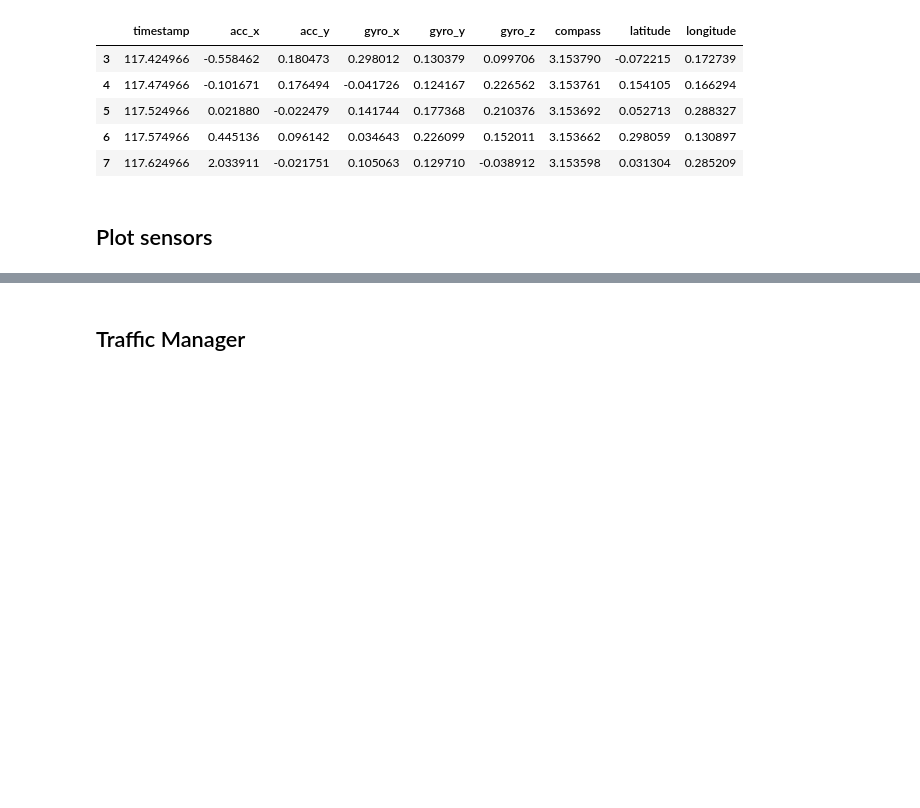
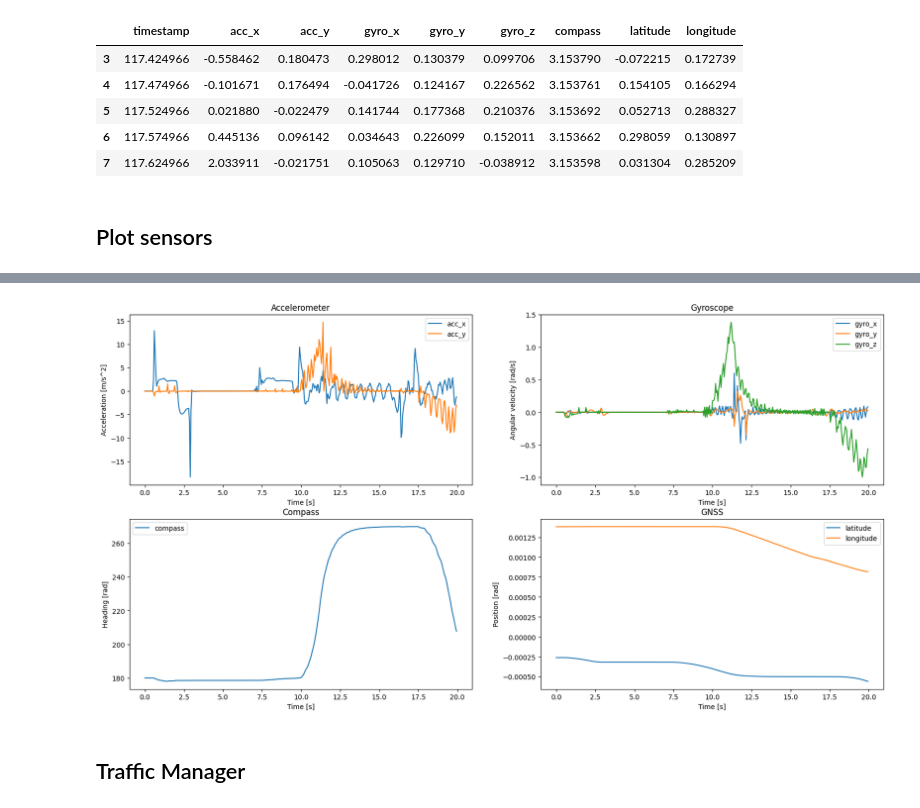
Before and after one commit to RenanFlorencio/carla_data_synthesis, a Jupyter notebook: synchronous.ipynb, the cells around one changed output, grey strips where cells are left out. Drawn from its saved outputs; the diff is of its cells as text; code cells hidden in the pictures; blank space fills up the shorter version.

```diff
--- a/synchronous.ipynb
+++ b/synchronous.ipynb
@@ -405,3 +400,7 @@ plot_sensors(df)
+# %%
+plot_sensors(dfs['aggressive'][dfs['aggressive']['timestamp'] < 20]) # Plot only the last 5 seconds of the simulation
+# %% [output]
+[figure, added]
 # %% [markdown]
 ## Traffic Manager
 # %% [markdown]
```
Also changed, not shown: parts of 16 cells of this notebook, 1 other file.
